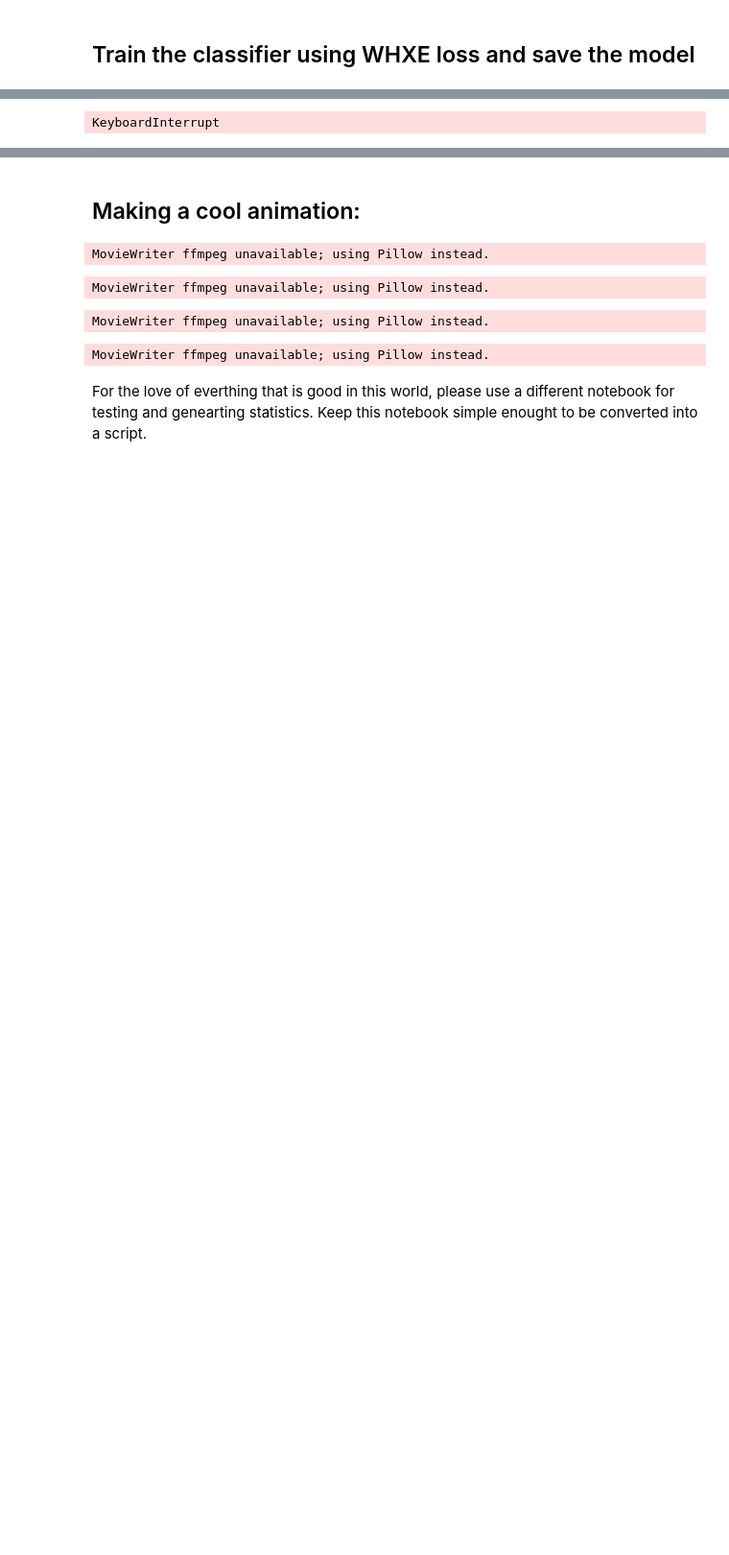
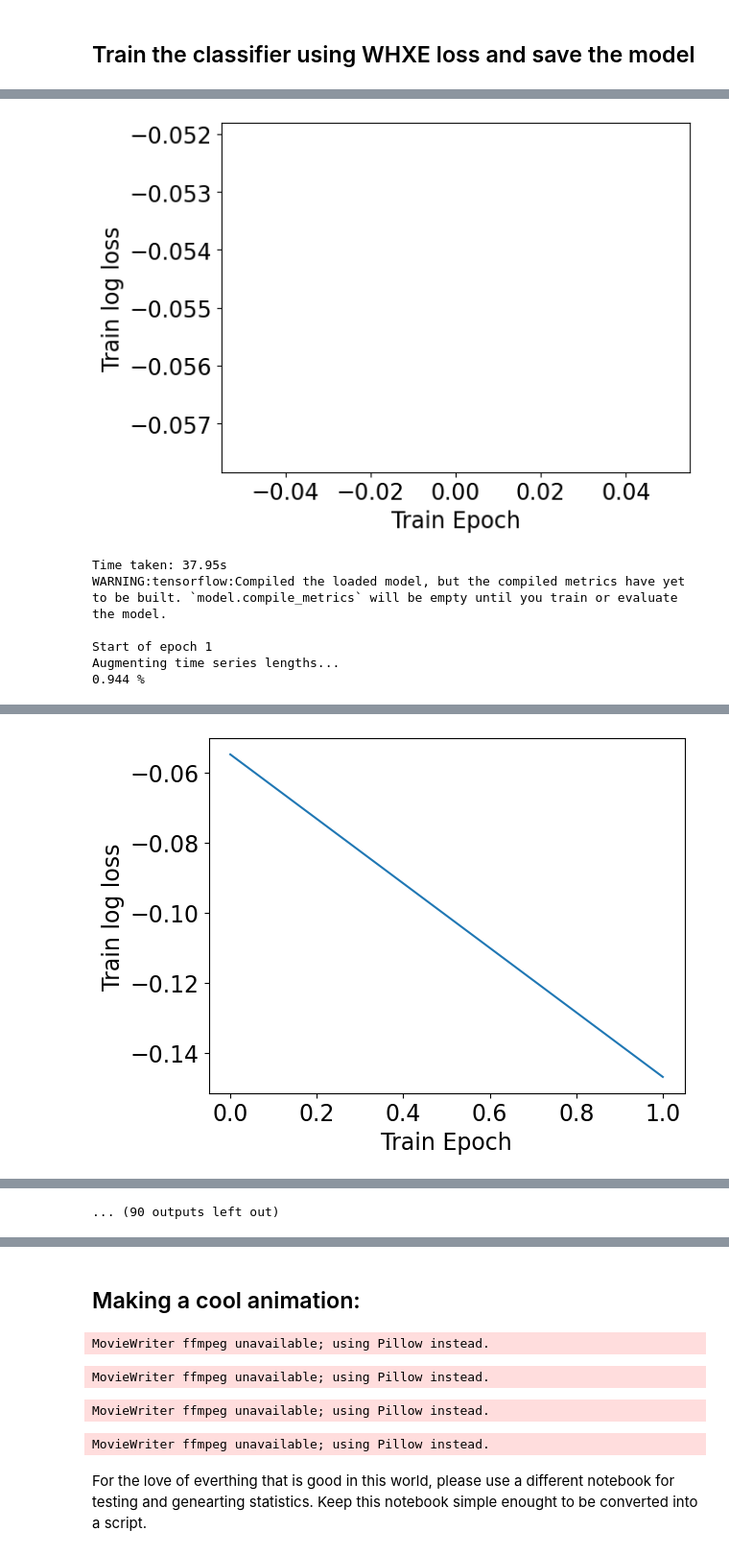
Before and after one commit to uiucsn/Astro-ORACLE, a Jupyter notebook: train_LSTM.ipynb, the cells around one changed output, grey strips where cells are left out. Shown at 96% size. Saved outputs shown, nothing was run; the diff lists cells and outputs as text; code cells hidden in the pictures; blank space fills up the shorter version.

```diff
--- a/train_LSTM.ipynb
+++ b/train_LSTM.ipynb
@@ -118,4 +125,4 @@ tree = get_taxonomy_tree()
 loss_object = WHXE_Loss(tree, astrophysical_classes_train, alpha=0)
 criterion = loss_object.compute_loss
 # %%
-optimizer = keras.optimizers.Adam(learning_rate=1e-3)
+optimizer = keras.optimizers.Adam(learning_rate=5e-4)
@@ -130,7 +134,7 @@ output_dim = 26
 latent_size = 64
 
 num_epochs = 50
-batch_size = 1024
+batch_size = 2048
 # %% [markdown]
 ## Train the classifier using WHXE loss and save the model
 # %%
@@ -140,14 +154,4 @@ plt.close()
 # %%
-@tf.function
-def train_step(x_ts, x_static, y):
-    with tf.GradientTape() as tape:
-        logits = model((x_ts, x_static), training=True)
-        loss_value = criterion(y, logits)
-    grads = tape.gradient(loss_value, model.trainable_weights)
-    optimizer.apply_gradients(zip(grads, model.trainable_weights))
-
-    return loss_value
-
 avg_train_losses = []
 for epoch in range(num_epochs):
 
@@ -172,6 +176,14 @@ for epoch in range(num_epochs):
     avg_train_losses.append(avg_train_loss)
     print(f"Avg training loss: {float(avg_train_loss):.4f}")
 
+    # Make plot every 10 epochs
+    if (epoch + 1) % 10 == 0:
+
+        plt.plot(range(epoch + 1), np.log(avg_train_losses))
+        plt.xlabel("Train Epoch")
+        plt.ylabel("Train log loss")
+        plt.show()
+
     print(f"Time taken: {time.time() - start_time:.2f}s")
     model.save(f"models/lstm_epoch_{epoch}.h5")
 # %% [output]
@@ -181 +193,7 @@ Augmenting time series lengths...
+[figure, added]
-KeyboardInterrupt
+Time taken: 37.95s
+WARNING:tensorflow:Compiled the loaded model, but the compiled metrics have yet to be built. `model.compile_metrics` will be empty until you train or evaluate the model.
+
+Start of epoch 1
+Augmenting time series lengths...
+0.944 %
@@ -181,0 +201 @@ KeyboardInterrupt
+[figure, added]
@@ -181,0 +229 @@ KeyboardInterrupt
+... (90 outputs left out)
```
Also changed, not shown: parts of 18 cells of this notebook, 45 other files.
